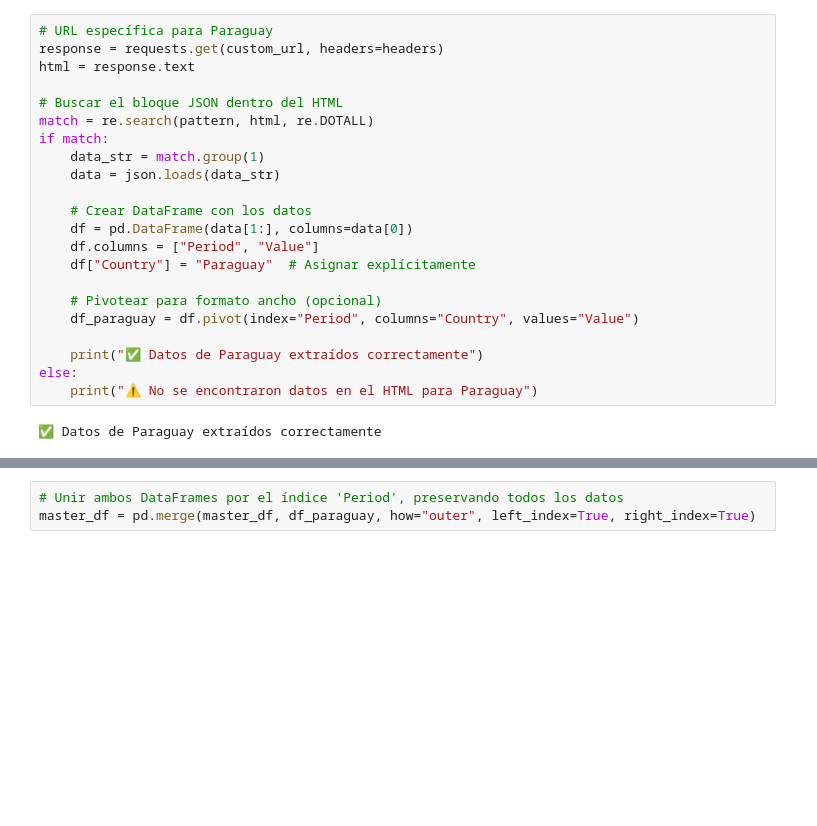
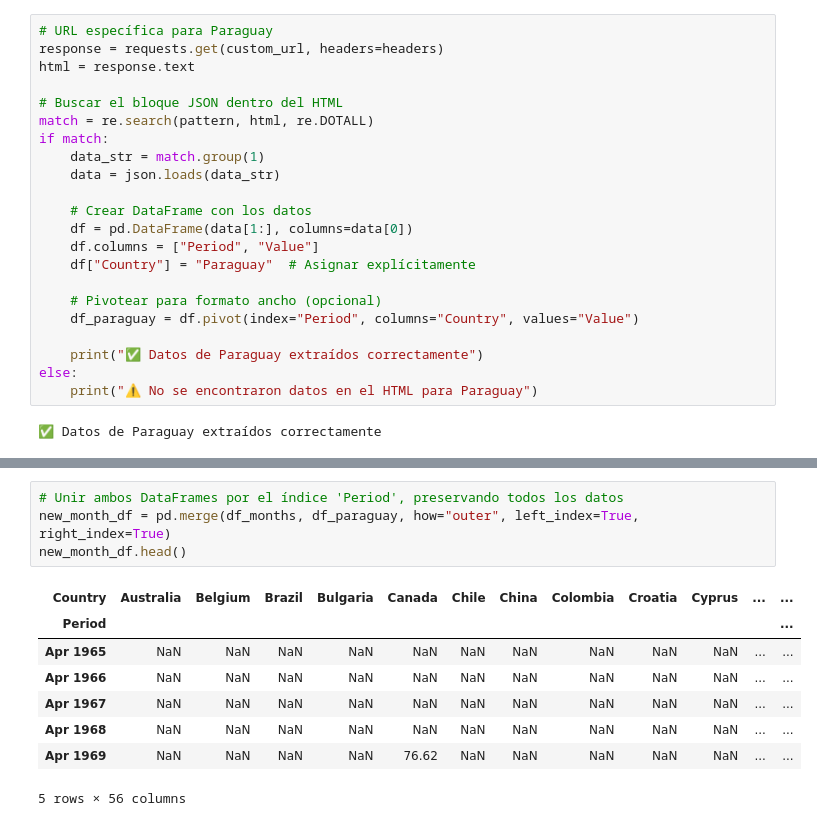
Before and after one commit to acostadlucas/mcs-red, a Jupyter notebook: ETL_first_iteration/crawlers_and_transformers/scrape_private_sector_credit_links_index.ipynb, the cells around one changed output, grey strips where cells are left out. Cells and saved outputs as stored; diff of their text form; blank space fills up the shorter version.

```diff
--- a/ETL_first_iteration/crawlers_and_transformers/scrape_private_sector_credit_links_index.ipynb
+++ b/ETL_first_iteration/crawlers_and_transformers/scrape_private_sector_credit_links_index.ipynb
@@ -182,3 +208,13 @@ df_paraguay.head()
 # %%
 # Unir ambos DataFrames por el índice 'Period', preservando todos los datos
-master_df = pd.merge(master_df, df_paraguay, how="outer", left_index=True, right_index=True)
+new_month_df = pd.merge(df_months, df_paraguay, how="outer", left_index=True, right_index=True)
+new_month_df.head()
+# %% [output]
+| Country | Australia | Belgium | Brazil | Bulgaria | Canada | Chile | China | Colombia | Croatia | Cyprus | ... | ... |
+| Period |  |  |  |  |  |  |  |  |  |  |  | ... |
+| Apr 1965 | NaN | NaN | NaN | NaN | NaN | NaN | NaN | NaN | NaN | NaN | ... | ... |
+| Apr 1966 | NaN | NaN | NaN | NaN | NaN | NaN | NaN | NaN | NaN | NaN | ... | ... |
+| Apr 1967 | NaN | NaN | NaN | NaN | NaN | NaN | NaN | NaN | NaN | NaN | ... | ... |
+| Apr 1968 | NaN | NaN | NaN | NaN | NaN | NaN | NaN | NaN | NaN | NaN | ... | ... |
+| Apr 1969 | NaN | NaN | NaN | NaN | 76.62 | NaN | NaN | NaN | NaN | NaN | ... | ... |
+5 rows × 56 columns
```
Also changed, not shown: parts of 37 cells of this notebook, 10 other files.
